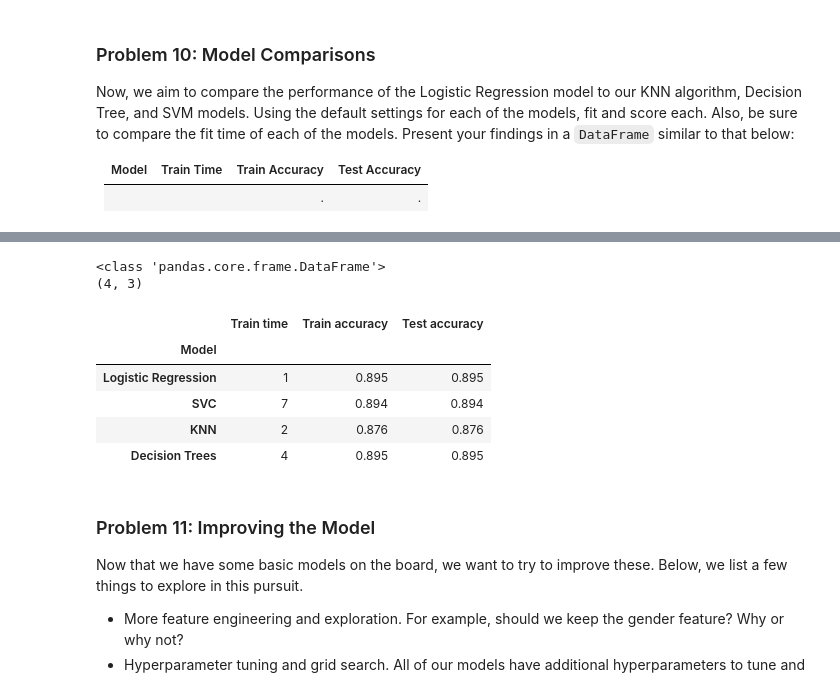
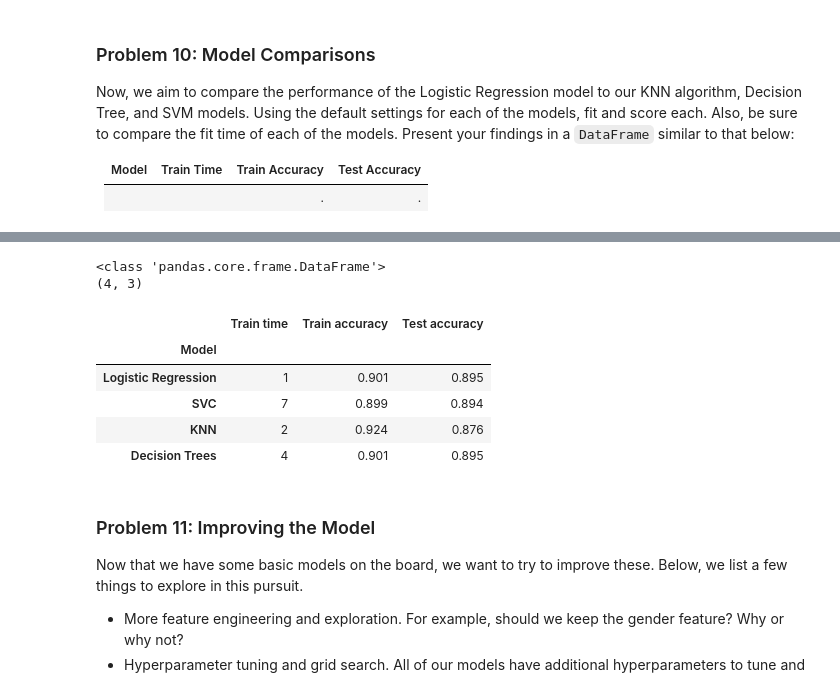
Before and after one commit to vaibhavlaghane/classifiers_bank_deposit_data, a Jupyter notebook: prompt_III.ipynb, the cells around one changed output, grey strips where cells are left out. Drawn from its saved outputs; the diff is of its cells as text; code cells hidden in the pictures.

```diff
--- a/prompt_III.ipynb
+++ b/prompt_III.ipynb
@@ -343,25 +360,25 @@ Wall time: 15 µs
 # %%
 
 res_dict = {'Model': [ 'Logistic Regression', 'SVC','KNN','Decision Trees'],
              'Train time': [1,7, 2,4],
-           'Train accuracy': [0.895, 0.894, 0.876,0.895],
+           'Train accuracy': [0.901, 0.899, 0.924,0.901],
            'Test accuracy': [0.895, 0.894, 0.876,0.895],
           }
 results_df = pd.DataFrame(res_dict).set_index('Model')
 
 print(type(results_df))
 print(results_df.shape)
 
 results_df
 # %% [output]
 <class 'pandas.core.frame.DataFrame'>
 (4, 3)
 |  | Train time | Train accuracy | Test accuracy |
 | Model |  |  |  |
-| Logistic Regression | 1 | 0.895 | 0.895 |
-| SVC | 7 | 0.894 | 0.894 |
-| KNN | 2 | 0.876 | 0.876 |
-| Decision Trees | 4 | 0.895 | 0.895 |
+| Logistic Regression | 1 | 0.901 | 0.895 |
+| SVC | 7 | 0.899 | 0.894 |
+| KNN | 2 | 0.924 | 0.876 |
+| Decision Trees | 4 | 0.901 | 0.895 |
 # %% [markdown]
 ### Problem 11: Improving the Model
 
```
Also changed, not shown: parts of 5 cells of this notebook.
